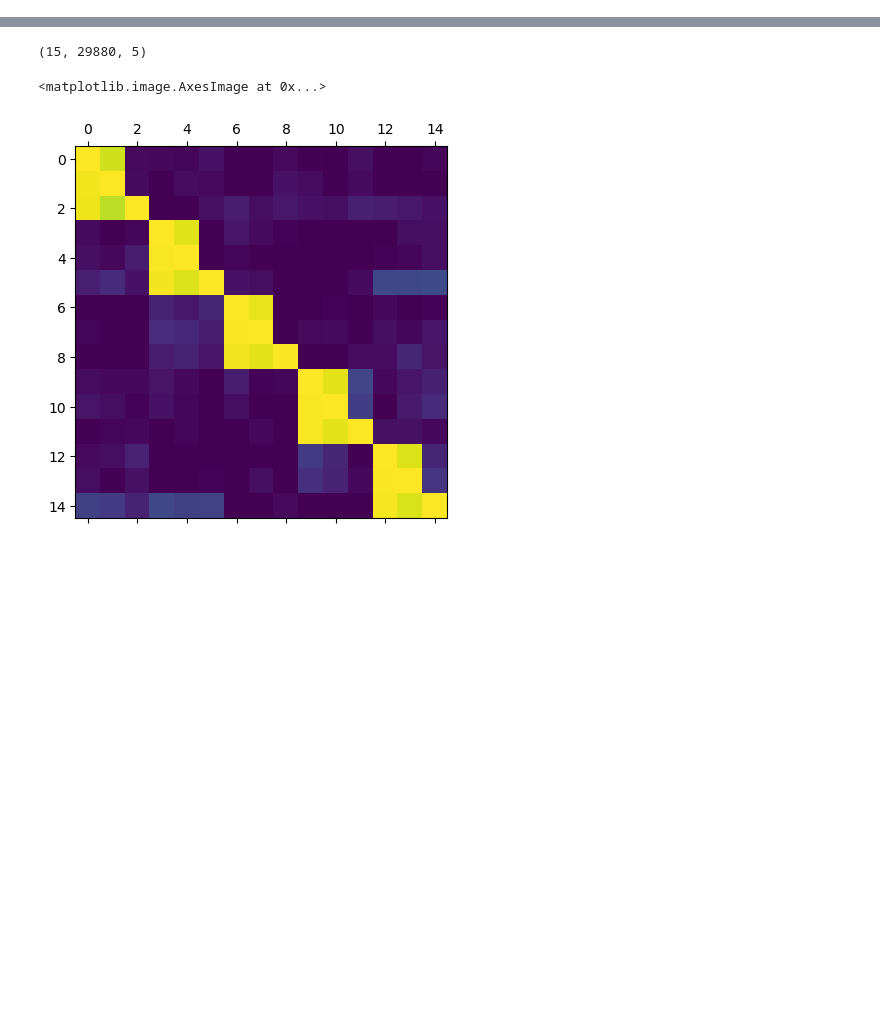
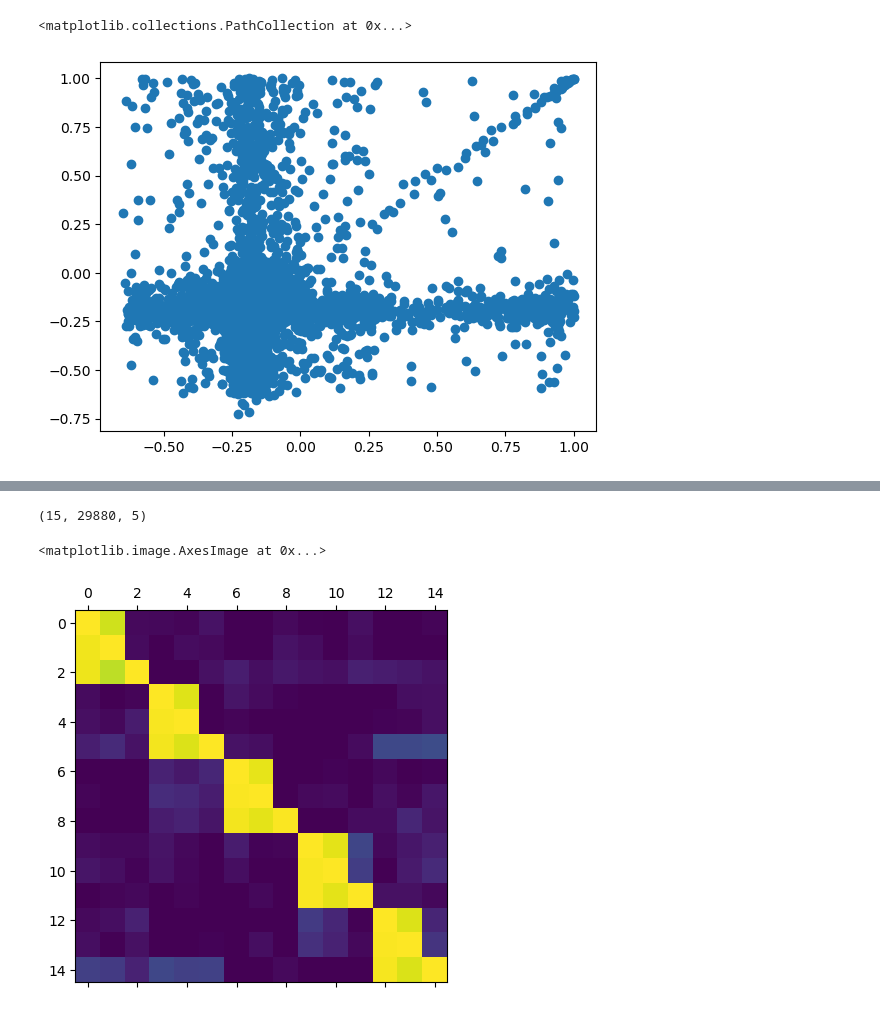
Before and after one commit to z7743/manifold_learning, a Jupyter notebook: notebooks/FastCCM usage examples.ipynb, the cells around one changed output, grey strips where cells are left out. Drawn from its saved outputs; the diff is of its cells as text; code cells hidden in the pictures; blank space fills up the shorter version.

```diff
--- a/notebooks/FastCCM usage examples.ipynb
+++ b/notebooks/FastCCM usage examples.ipynb
@@ -6,0 +11,15 @@ import matplotlib.pyplot as plt
+# %%
+t = np.linspace(0,200,20000)
+r = np.linspace(0.1,3.2,2000)
+resX1X2 = []
+resX2X1 = []
+for i in r:
+    X1 = np.array([np.sin(t), np.cos(t)]).T[None]
+    X2 = np.array([np.sin(i*t+1), np.cos(i*t)]).T[None]
+    resX1X2 += [ ccm.compute(X1,X2,9000,1000,50,20,0).mean() ]
+    resX2X1 += [ ccm.compute(X2,X1,9000,1000,50,20,0).mean() ]
+# %%
+plt.scatter(resX1X2, resX2X1)
+# %% [output]
+<matplotlib.collections.PathCollection at 0x...>
+[figure, added]
```
Also changed, not shown: parts of 24 cells of this notebook, 2 other files.
